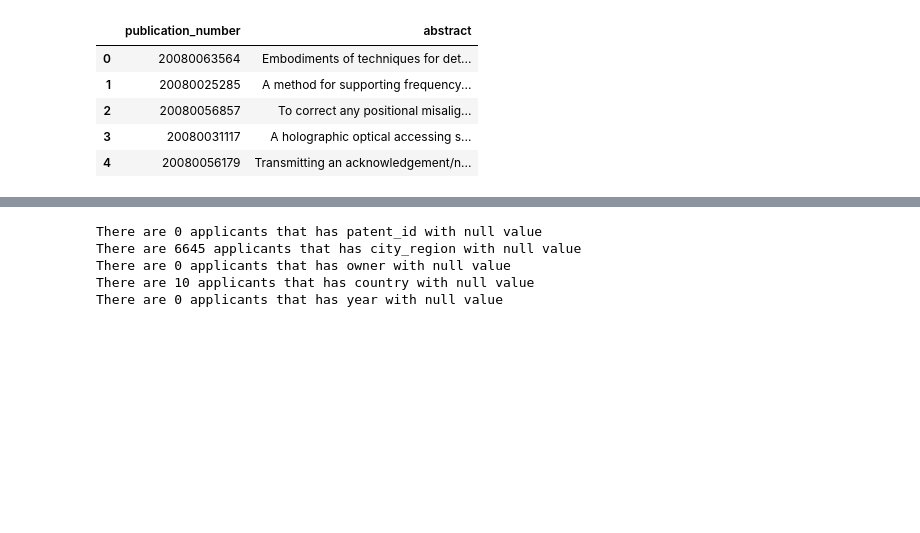
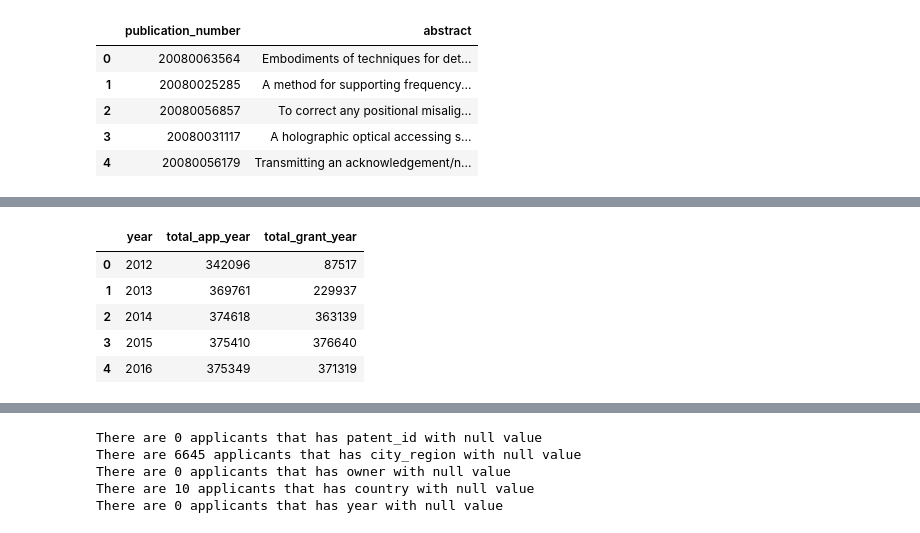
Before and after one commit to tseronni/genome, a Jupyter notebook: notebooks/01_data_preparation.ipynb, the cells around one changed output, grey strips where cells are left out. Cells and saved outputs as stored; diff of their text form; code cells hidden in the pictures; blank space fills up the shorter version.

```diff
--- a/notebooks/01_data_preparation.ipynb
+++ b/notebooks/01_data_preparation.ipynb
@@ -88,0 +159,3 @@ Unique patents for applicants: 622307
+# %%
+df_grouped_app_year = df_raw_patents.groupby('app_year')['patent_id'].nunique().rename('total_app_year').reset_index()
+df_grouped_app_year.head(5)
@@ -88,0 +169,3 @@ Unique patents for applicants: 622307
+# %%
+df_grouped_grant_year = df_raw_patents.groupby('grant_year')['patent_id'].nunique().rename('total_grant_year').reset_index()
+df_grouped_grant_year.head(5)
@@ -88,0 +179,13 @@ Unique patents for applicants: 622307
+# %%
+df_grouped_year = pd.merge(df_grouped_app_year, df_grouped_grant_year, left_on='app_year', right_on='grant_year')
+df_grouped_year.rename(columns={'app_year': 'year'}, inplace=True)
+df_grouped_year.drop('grant_year', axis=1, inplace=True)
+
+df_grouped_year.head(5)
+# %% [output]
+|  | year | total_app_year | total_grant_year |
+| 0 | 2012 | 342096 | 87517 |
+| 1 | 2013 | 369761 | 229937 |
+| 2 | 2014 | 374618 | 363139 |
+| 3 | 2015 | 375410 | 376640 |
+| 4 | 2016 | 375349 | 371319 |
```
Also changed, not shown: parts of 16 cells of this notebook, 2 other files.
